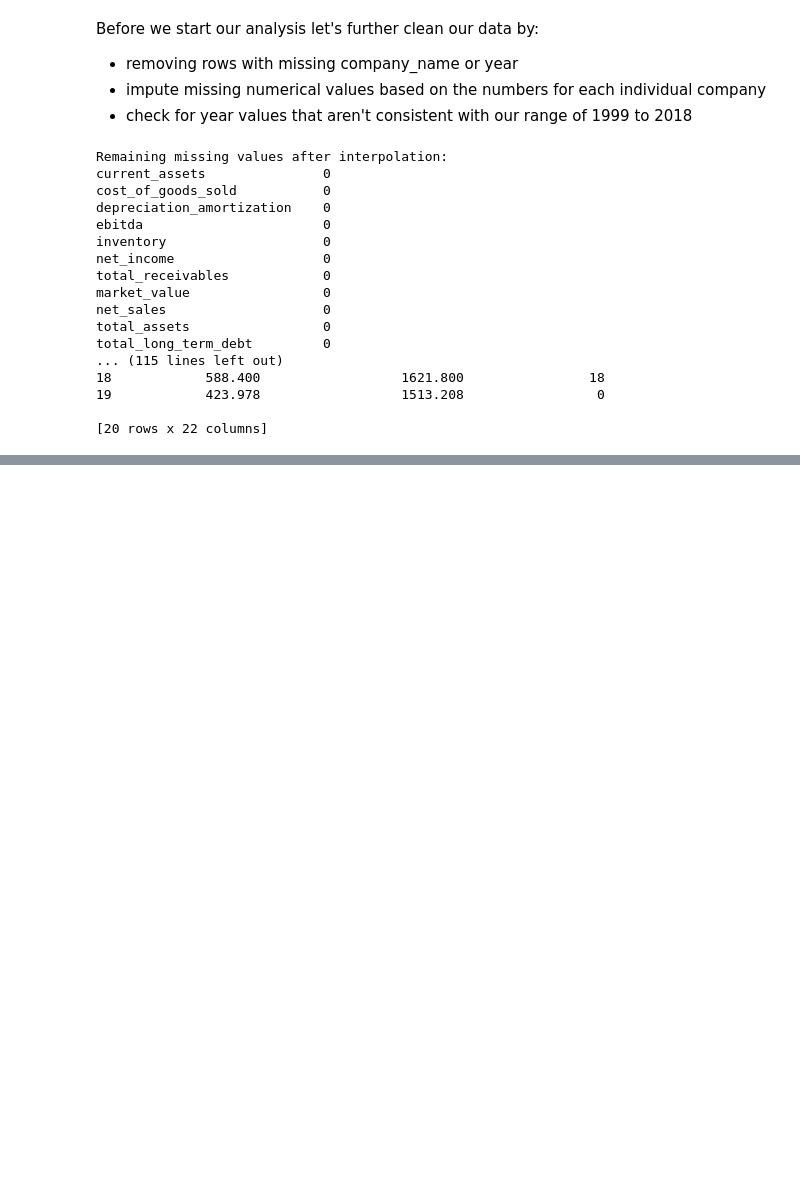
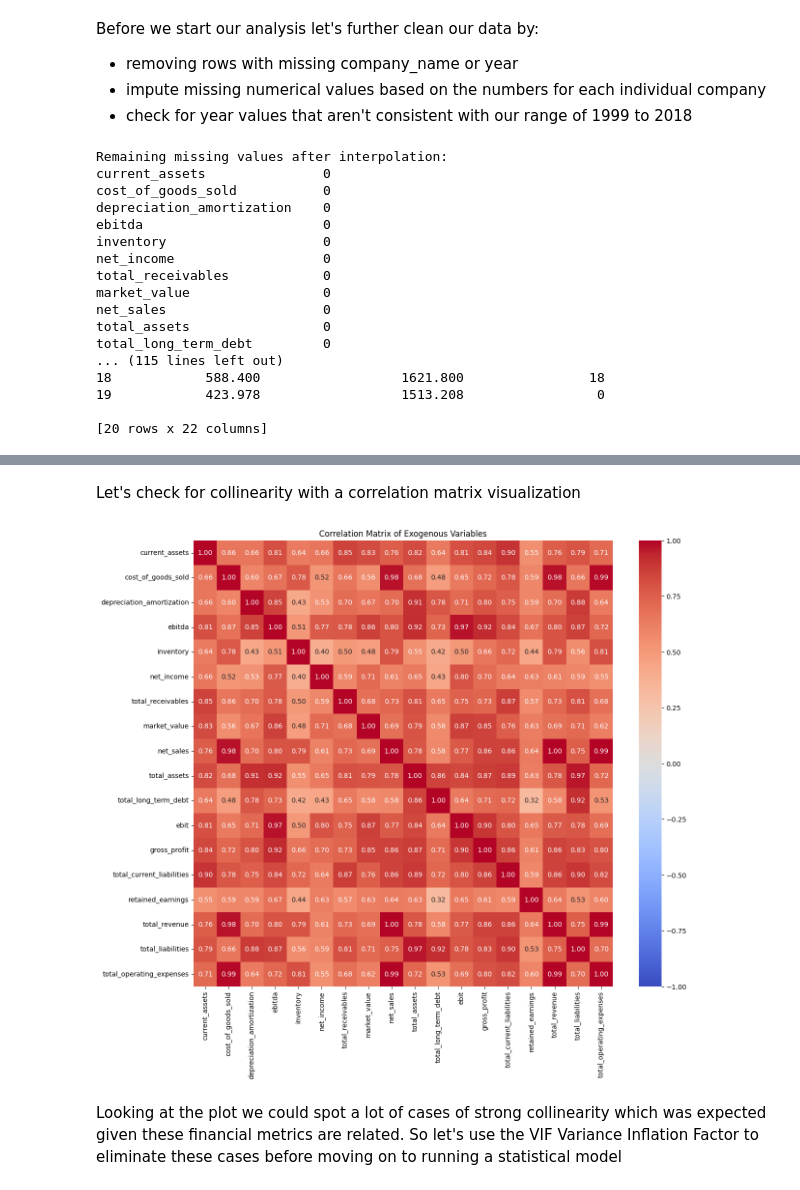
Before and after one commit to yacine2410/bankruptcy_data, a Jupyter notebook: main.ipynb, the cells around one changed output, grey strips where cells are left out. Cells and saved outputs as stored; diff of their text form; code cells hidden in the pictures; blank space fills up the shorter version.

```diff
--- a/main.ipynb
+++ b/main.ipynb
@@ -197,9 +198,0 @@ The debt/equity ratio, the operating cash flow/sales ratio and the current ratio
-# %%
-# Caclculate Financial Ratios & Add them to the data frame
-df['debt_equity_ratio'] = df['total_long_term_debt'] / df['retained_earnings']
-df['operating_cash_flow_sales_ratio'] = df['ebitda'] / df['total_revenue']
-df['current_ratio'] = df['current_assets'] / df['total_current_liabilities']
-
-# Check for missing values
-print("Remaining missing values after interpolation and ratio computation:")
-print(df.isnull().sum())
@@ -238,0 +214,13 @@ df.describe()
+# %% [markdown]
+Let's check for collinearity with a correlation matrix visualization
+# %%
+subset_data = df[exogenous_variables]
+correlation_matrix = subset_data.corr()
+plt.figure(figsize=(14,12))
+sns.heatmap(correlation_matrix, annot=True, fmt=".2f", cmap="coolwarm", vmin=-1, vmax=1)
+plt.title("Correlation Matrix of Exogenous Variables")
+plt.show()
+# %% [output]
+[figure, added]
+# %% [markdown]
+Looking at the plot we could spot a lot of cases of strong collinearity which was expected given these financial metrics are related. So let's use the VIF Variance Inflation Factor to eliminate these cases before moving on to running a statistical model
```
Also changed, not shown: parts of 12 cells of this notebook.
